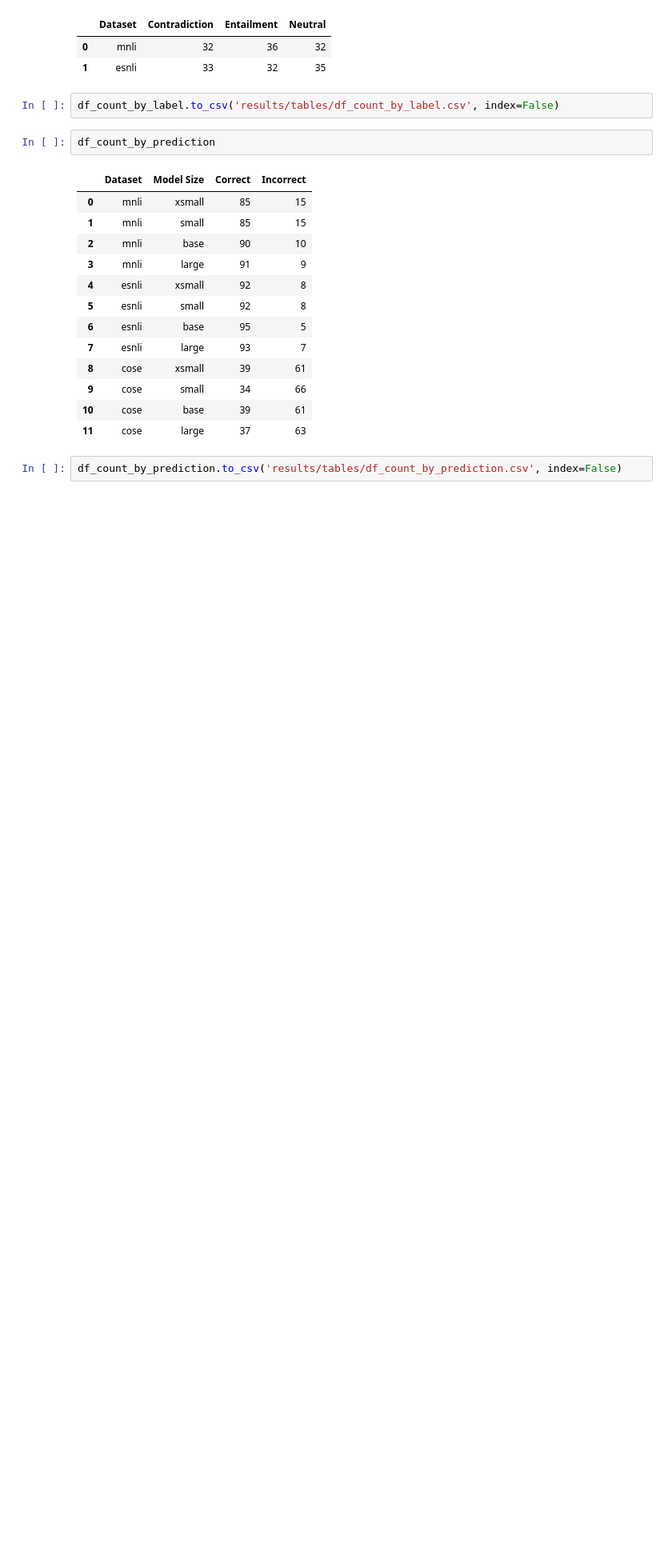
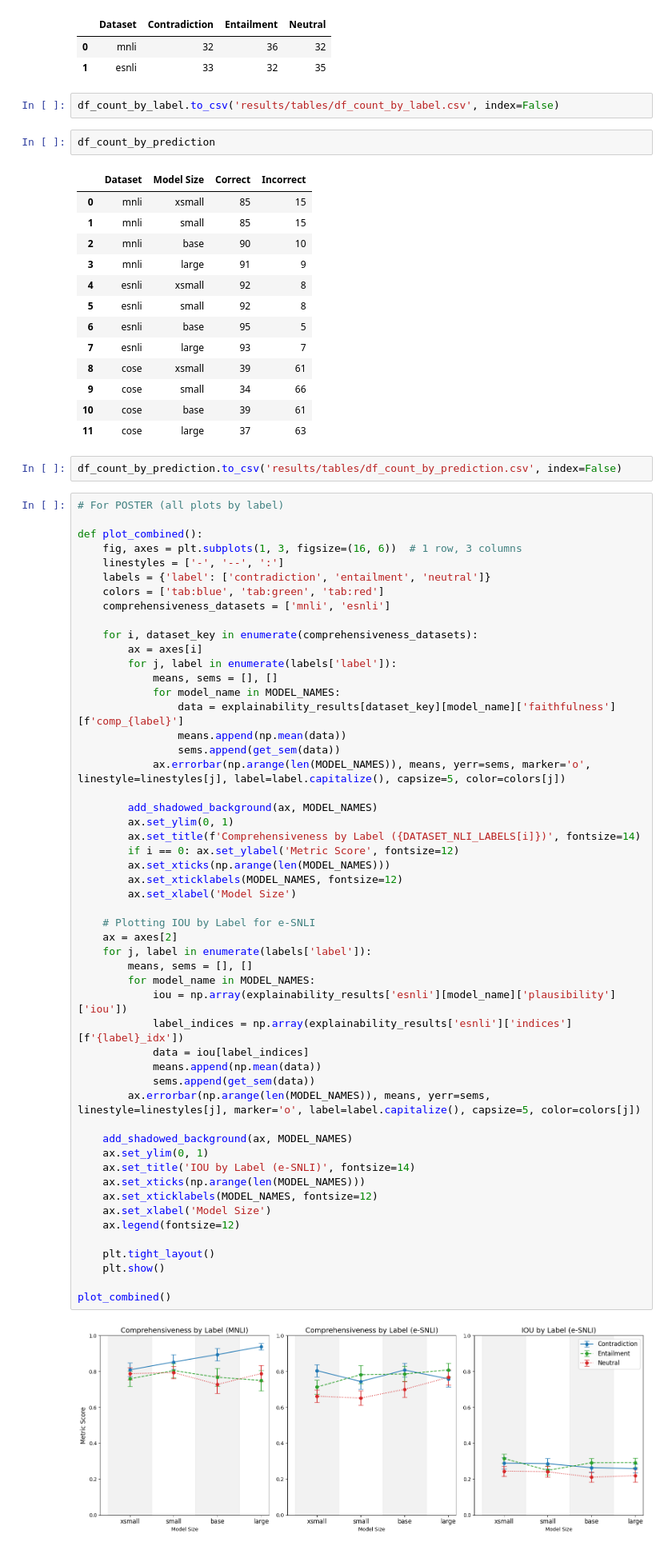
Before and after one commit to henningheyen/Scalability-Of-LLM-Posthoc-Explanations, a Jupyter notebook: plots_tables_results.ipynb, the cells around one changed output. Shown: that part at 80% size. Cells and saved outputs as stored; diff of their text form; blank space fills up the shorter version.

Commit message:
added plots

```diff
--- a/plots_tables_results.ipynb
+++ b/plots_tables_results.ipynb
@@ -610,3 +610,57 @@ df_count_by_prediction
 | 11 | cose | large | 37 | 63 |
 # %%
 df_count_by_prediction.to_csv('results/tables/df_count_by_prediction.csv', index=False)
+# %%
+# For POSTER (all plots by label)
+
+def plot_combined():
+    fig, axes = plt.subplots(1, 3, figsize=(16, 6))  # 1 row, 3 columns
+    linestyles = ['-', '--', ':']
+    labels = {'label': ['contradiction', 'entailment', 'neutral']}
+    colors = ['tab:blue', 'tab:green', 'tab:red']
+    comprehensiveness_datasets = ['mnli', 'esnli']
+
+    for i, dataset_key in enumerate(comprehensiveness_datasets):
+        ax = axes[i]
+        for j, label in enumerate(labels['label']):
+            means, sems = [], []
+            for model_name in MODEL_NAMES:
+                data = explainability_results[dataset_key][model_name]['faithfulness'][f'comp_{label}']
+                means.append(np.mean(data))
+                sems.append(get_sem(data))
+            ax.errorbar(np.arange(len(MODEL_NAMES)), means, yerr=sems, marker='o', linestyle=linestyles[j], label=label.capitalize(), capsize=5, color=colors[j])
+
+        add_shadowed_background(ax, MODEL_NAMES)
+        ax.set_ylim(0, 1)
+        ax.set_title(f'Comprehensiveness by Label ({DATASET_NLI_LABELS[i]})', fontsize=14)
+        if i == 0: ax.set_ylabel('Metric Score', fontsize=12)
+        ax.set_xticks(np.arange(len(MODEL_NAMES)))
+        ax.set_xticklabels(MODEL_NAMES, fontsize=12)
+        ax.set_xlabel('Model Size')
+
+    # Plotting IOU by Label for e-SNLI
+    ax = axes[2]
+    for j, label in enumerate(labels['label']):
+        means, sems = [], []
+        for model_name in MODEL_NAMES:
+            iou = np.array(explainability_results['esnli'][model_name]['plausibility']['iou'])
+            label_indices = np.array(explainability_results['esnli']['indices'][f'{label}_idx'])
+            data = iou[label_indices]
+            means.append(np.mean(data))
+            sems.append(get_sem(data))
+        ax.errorbar(np.arange(len(MODEL_NAMES)), means, yerr=sems, linestyle=linestyles[j], marker='o', label=label.capitalize(), capsize=5, color=colors[j])
+
+    add_shadowed_background(ax, MODEL_NAMES)
+    ax.set_ylim(0, 1)
+    ax.set_title('IOU by Label (e-SNLI)', fontsize=14)
+    ax.set_xticks(np.arange(len(MODEL_NAMES)))
+    ax.set_xticklabels(MODEL_NAMES, fontsize=12)
+    ax.set_xlabel('Model Size')
+    ax.legend(fontsize=12)
+
+    plt.tight_layout()
+    plt.show()
+
+plot_combined()
+# %% [output]
+[figure, added]
```
